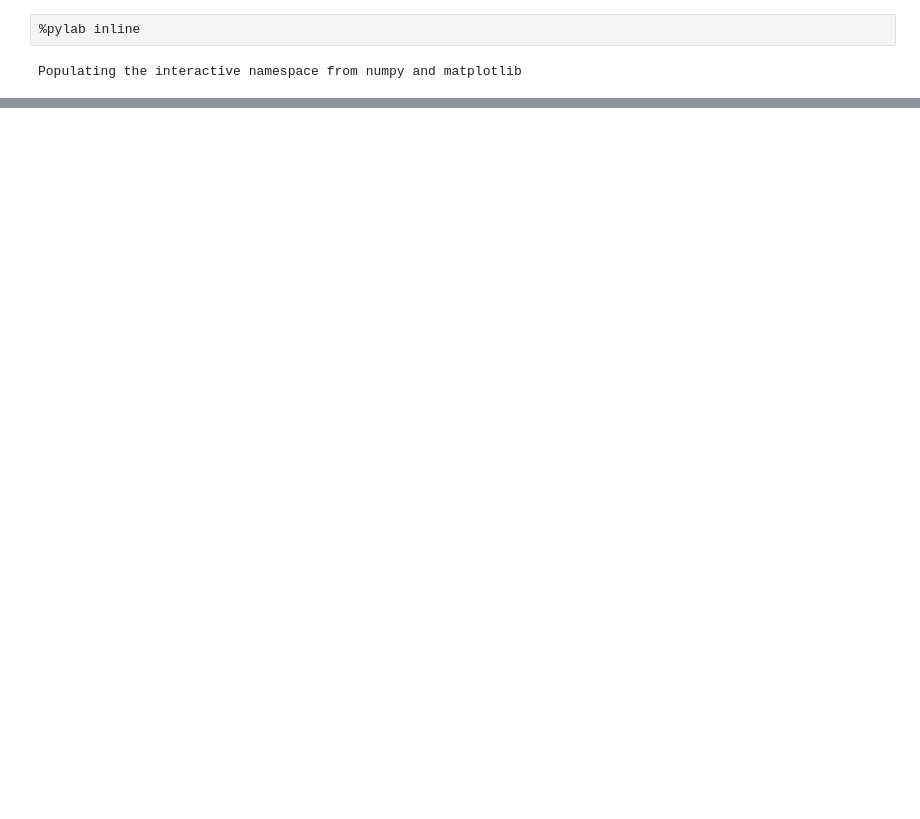
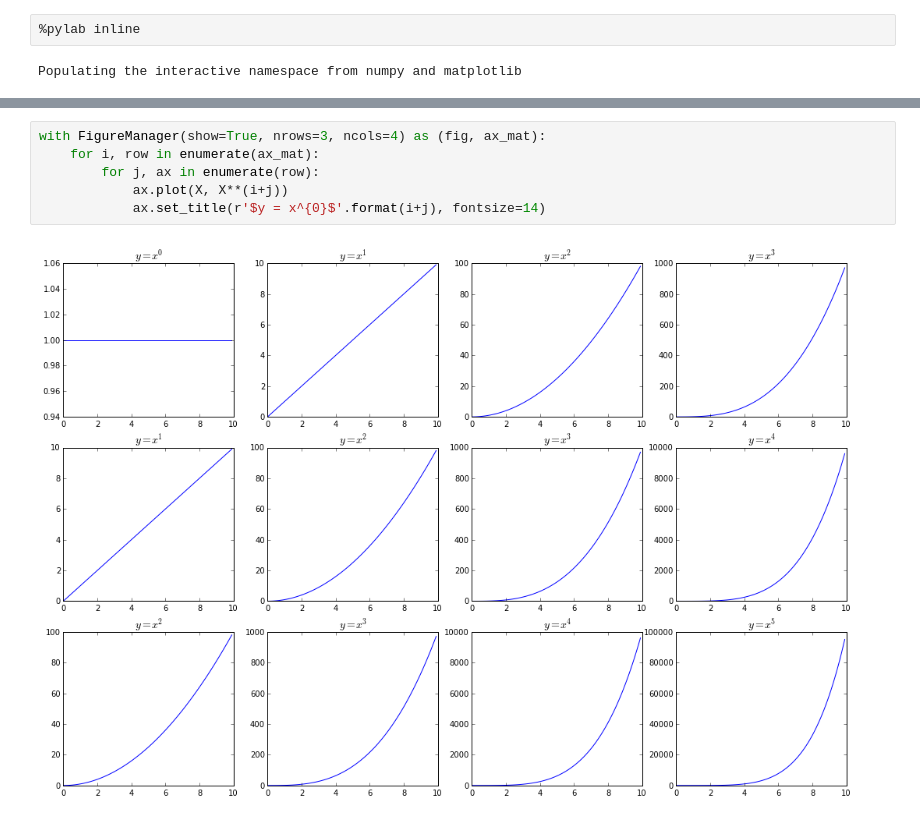
Before and after one commit to camillescott/ficus, a Jupyter notebook: example.ipynb, the cells around one changed output, grey strips where cells are left out. Drawn from its saved outputs; the diff is of its cells as text; blank space fills up the shorter version.

```diff
--- a/example.ipynb
+++ b/example.ipynb
@@ -16,0 +17,8 @@ with FigureManager(filename='myplot.png', show=True) as (fix, ax):
+# %%
+with FigureManager(show=True, nrows=3, ncols=4) as (fig, ax_mat):
+    for i, row in enumerate(ax_mat):
+        for j, ax in enumerate(row):
+            ax.plot(X, X**(i+j))
+            ax.set_title(r'$y = x^{0}$'.format(i+j), fontsize=14)
+# %% [output]
+[figure, added]
```
Also changed, not shown: parts of 1 cell of this notebook, 2 other files.
